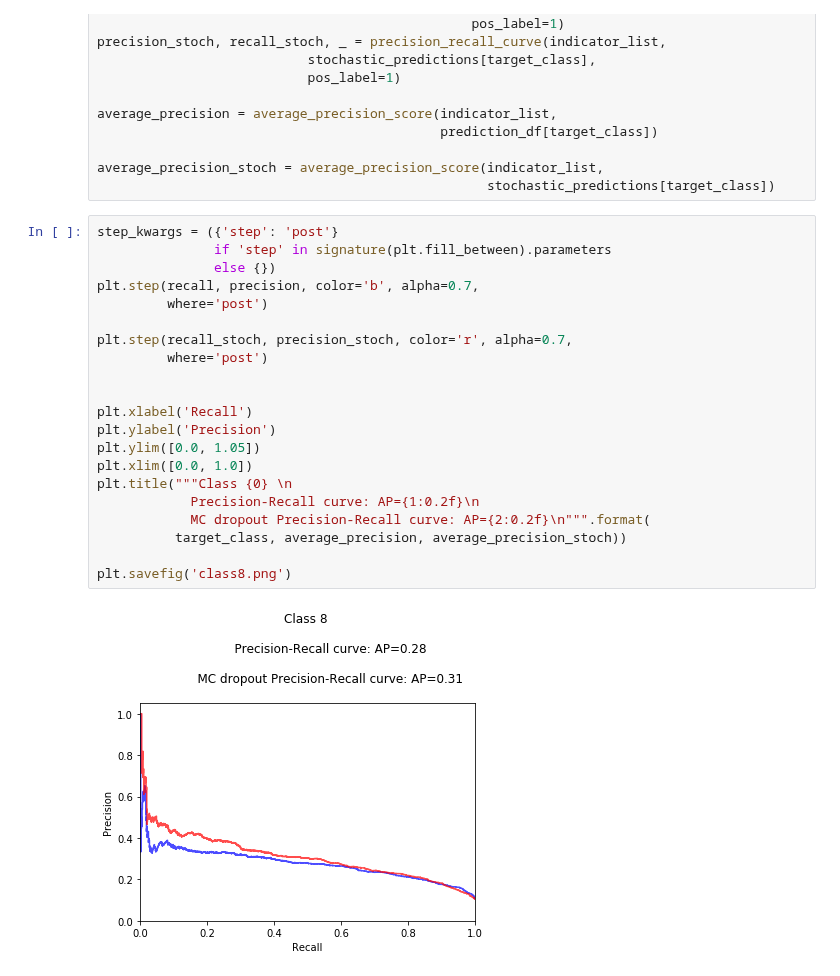
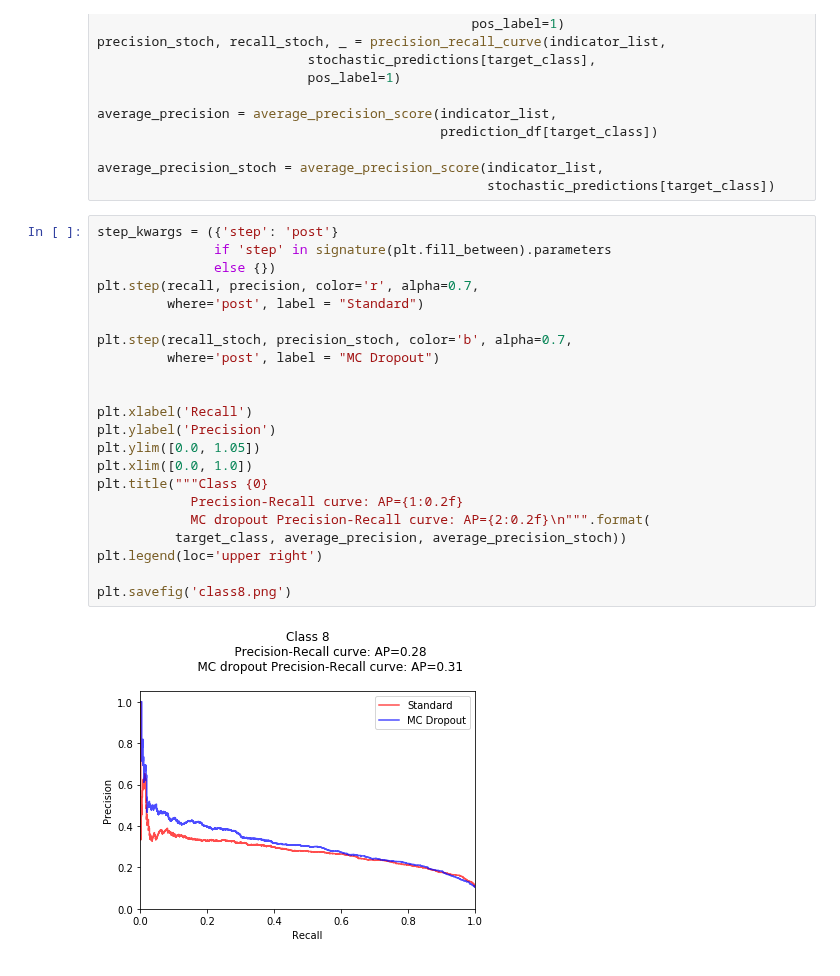
Before and after one commit to omacshane/basicbayesDL, a Jupyter notebook: notebooks/run_bbdl_experiment.ipynb, the cells around one changed output. Saved outputs shown, nothing was run; the diff lists cells and outputs as text.

```diff
--- a/notebooks/run_bbdl_experiment.ipynb
+++ b/notebooks/run_bbdl_experiment.ipynb
@@ -100,23 +100,24 @@ average_precision_stoch = average_precision_score(indicator_list,
 # %%
 step_kwargs = ({'step': 'post'}
                if 'step' in signature(plt.fill_between).parameters
                else {})
-plt.step(recall, precision, color='b', alpha=0.7,
-         where='post')
+plt.step(recall, precision, color='r', alpha=0.7,
+         where='post', label = "Standard")
 
-plt.step(recall_stoch, precision_stoch, color='r', alpha=0.7,
-         where='post')
+plt.step(recall_stoch, precision_stoch, color='b', alpha=0.7,
+         where='post', label = "MC Dropout")
 
 
 plt.xlabel('Recall')
 plt.ylabel('Precision')
 plt.ylim([0.0, 1.05])
 plt.xlim([0.0, 1.0])
-plt.title("""Class {0} \n
-            Precision-Recall curve: AP={1:0.2f}\n
+plt.title("""Class {0}
+            Precision-Recall curve: AP={1:0.2f}
             MC dropout Precision-Recall curve: AP={2:0.2f}\n""".format(
           target_class, average_precision, average_precision_stoch))
+plt.legend(loc='upper right')
 
 plt.savefig('class8.png')
 # %% [output]
-[figure, old version]
+[figure, new version]
```
Also changed, not shown: 1 other file.
